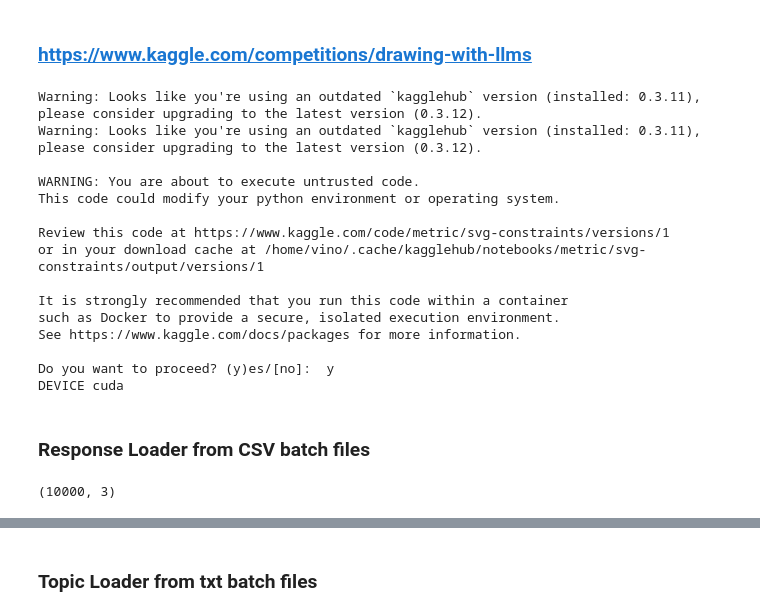
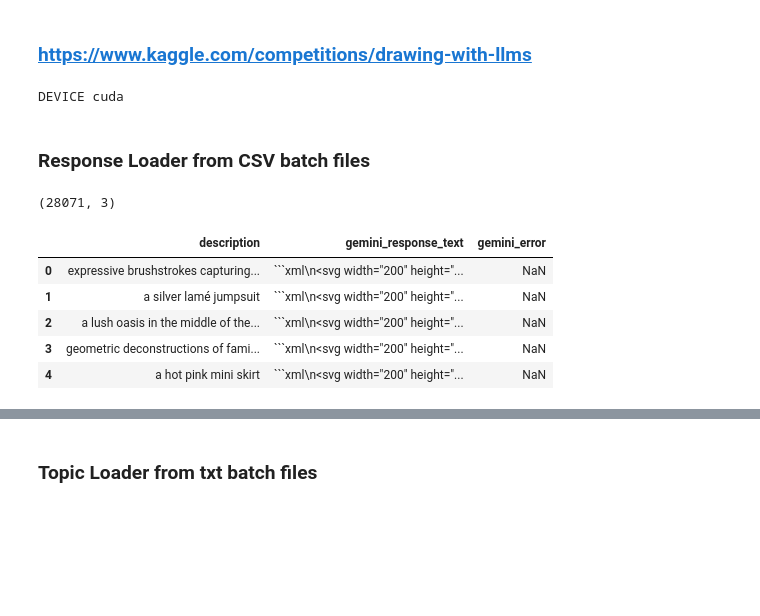
Before and after one commit to svk-123/Drawing_with_LLMs, a Jupyter notebook: nb_10_clean_public_dataset.ipynb, the cells around one changed output, grey strips where cells are left out. Saved outputs shown, nothing was run; the diff lists cells and outputs as text; code cells hidden in the pictures; blank space fills up the shorter version.

````diff
--- a/nb_10_clean_public_dataset.ipynb
+++ b/nb_10_clean_public_dataset.ipynb
@@ -16,7 +18,7 @@ import torch
 from lxml import etree
 from transformers import AutoTokenizer, AutoModelForCausalLM, BitsAndBytesConfig
 
-svg_constraints = kagglehub.package_import('metric/svg-constraints')
+import svg_constraints
 
 DEVICE = torch.device("cuda" if torch.cuda.is_available() else "cpu")
 print('DEVICE', DEVICE)
@@ -177,20 +179,6 @@ class Model:
         clean_svg_code = self.sanitizer.enforce_constraints(base_svg_code)
         return clean_svg_code
 # %% [output]
-Warning: Looks like you're using an outdated `kagglehub` version (installed: 0.3.11), please consider upgrading to the latest version (0.3.12).
-Warning: Looks like you're using an outdated `kagglehub` version (installed: 0.3.11), please consider upgrading to the latest version (0.3.12).
-
-WARNING: You are about to execute untrusted code.
-This code could modify your python environment or operating system.
-
-Review this code at https://www.kaggle.com/code/metric/svg-constraints/versions/1
-or in your download cache at /home/vino/.cache/kagglehub/notebooks/metric/svg-constraints/output/versions/1
-
-It is strongly recommended that you run this code within a container
-such as Docker to provide a secure, isolated execution environment.
-See https://www.kaggle.com/docs/packages for more information.
-
-Do you want to proceed? (y)es/[no]:  y
 DEVICE cuda
 # %%
 model=Model()
@@ -201,7 +189,7 @@ import os
 import pandas as pd
 
 # Directory containing CSV files
-csv_dir = './batches_async/second_100_batches_gemini_20_flash'
+csv_dir = './batches_async/third_300_batches_gemini_20_flash'
 
 # Get list of all CSV files in the directory
 csv_files = [f for f in os.listdir(csv_dir) if f.endswith('.csv')]
@@ -213,7 +201,16 @@ combined_df = pd.concat(df_list, ignore_index=True)
 df=combined_df.copy()
 print(df.shape)
 # %% [output]
-(10000, 3)
+(28071, 3)
+# %%
+df.head()
+# %% [output]
+|  | description | gemini_response_text | gemini_error |
+| 0 | expressive brushstrokes capturing... | ```xml\n<svg width="200" height="... | NaN |
+| 1 | a silver lamé jumpsuit | ```xml\n<svg width="200" height="... | NaN |
+| 2 | a lush oasis in the middle of the... | ```xml\n<svg width="200" height="... | NaN |
+| 3 | geometric deconstructions of fami... | ```xml\n<svg width="200" height="... | NaN |
+| 4 | a hot pink mini skirt | ```xml\n<svg width="200" height="... | NaN |
 # %%
 import re
 def extract_from_gemini_response(text):
````
Also changed, not shown: parts of 24 cells of this notebook, 4 other files.
